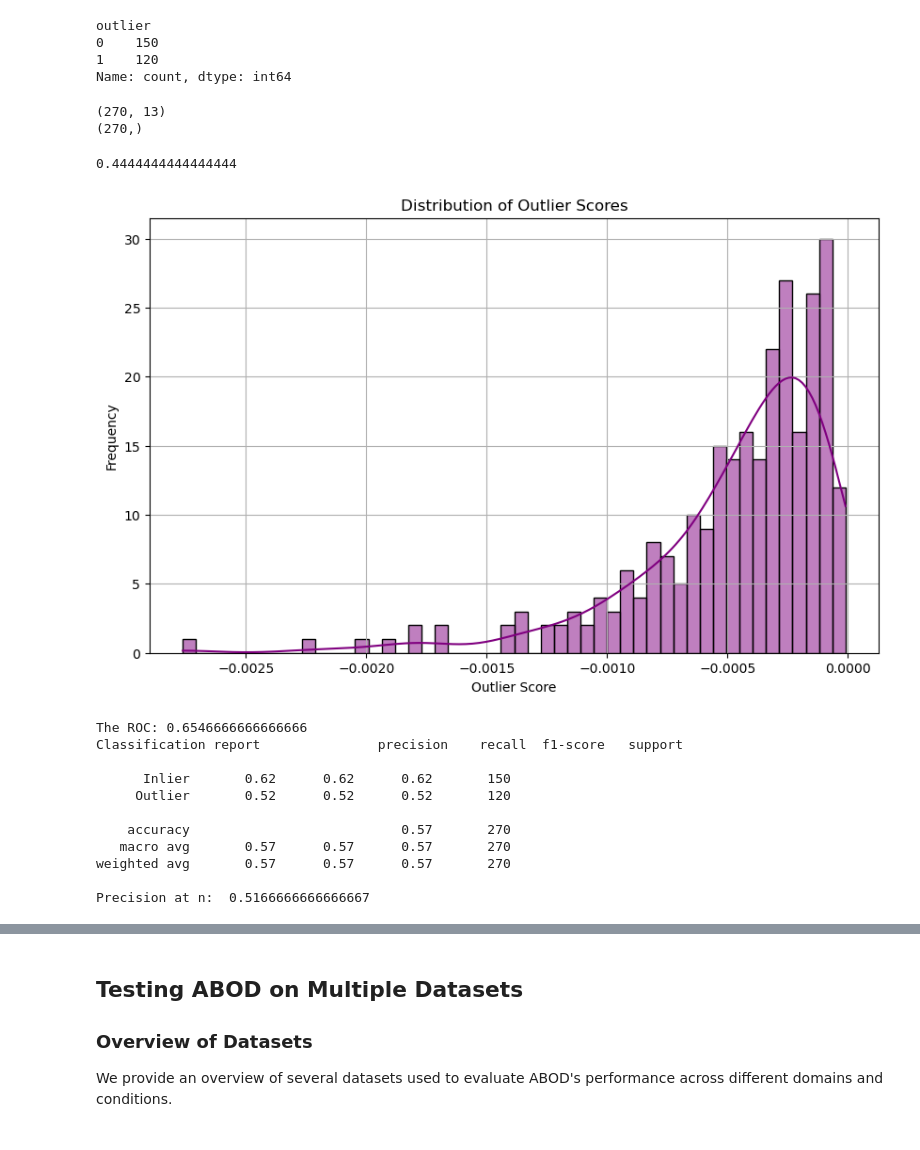
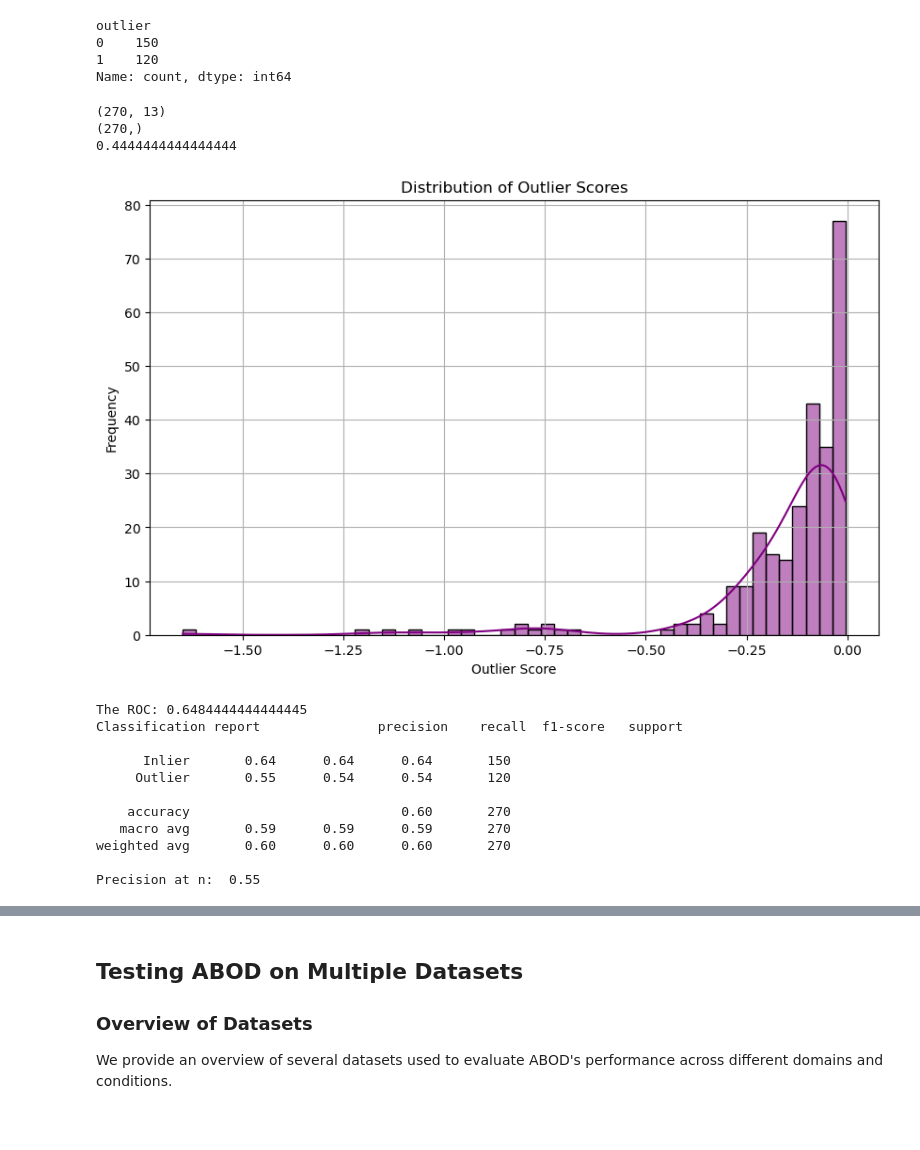
Before and after one commit to dr-saad-la/Anomaly-Detection-Resources, a Jupyter notebook: Python/notebooks/03-abod-algorithm.ipynb, the cells around one changed output, grey strips where cells are left out. Cells and saved outputs as stored; diff of their text form; code cells hidden in the pictures.

Commit message:
Update abod-notebook

```diff
--- a/Python/notebooks/03-abod-algorithm.ipynb
+++ b/Python/notebooks/03-abod-algorithm.ipynb
@@ -292,41 +448,41 @@ y = df['outlier']
 # %%
 print(X.shape)
 print(y.shape)
+
+# The outlier contamination percentage
+print(len(y[y==1])/len(y))
 # %% [output]
 (270, 13)
 (270,)
+0.4444444444444444
-# %%
-len(y[y==1])/len(y)
-# %% [output]
-0.4444444444444444
 # %%
-# Step 2: Apply ABOD with customized options
+# Train ABOD with customized options
 results = apply_abod_advanced(
     X, y,
     contamination=0.44,                     # Proportion of data expected to be outliers
-    scale_data=True,                        # Whether to scale the data
-    scaler_type='standard',                 # Type of scaler to use ('standard' or 'minmax')
+    scale_data=False,                        # Whether to scale the data
+    # scaler_type='standard',                 # Type of scaler to use ('standard' or 'minmax')
     plot_scores=True,                       # Whether to plot the distribution of outlier scores
-    plot_outliers=False,                    # Whether to plot the detected outliers
+    plot_outliers=False,                     # Whether to plot the detected outliers
     n=120,                                  # Number of outliers for precision calculation (None uses actual number of outliers)
-    abod_params={'n_neighbors': 100},       # Parameters for the ABOD model
+    abod_params={'n_neighbors': 82},        # Parameters for the ABOD model (82 is based on this source: )
     plot_params={'color': 'purple'}         # Parameters for plotting
 )
 # %% [output]
-[figure, old version]
+[figure, new version]
 # %%
 print("The ROC:", results['roc_auc'])
 print("Classification report", results['classification_report'])
 print("Precision at n: ", results['precision_at_rank_n'])
 # %% [output]
-The ROC: 0.6546666666666666
+The ROC: 0.6484444444444445
 Classification report               precision    recall  f1-score   support
 
-      Inlier       0.62      0.62      0.62       150
-     Outlier       0.52      0.52      0.52       120
+      Inlier       0.64      0.64      0.64       150
+     Outlier       0.55      0.54      0.54       120
 
-    accuracy                           0.57       270
-   macro avg       0.57      0.57      0.57       270
-weighted avg       0.57      0.57      0.57       270
+    accuracy                           0.60       270
+   macro avg       0.59      0.59      0.59       270
+weighted avg       0.60      0.60      0.60       270
 
-Precision at n:  0.5166666666666667
+Precision at n:  0.55
```
Also changed, not shown: parts of 27 cells of this notebook.
